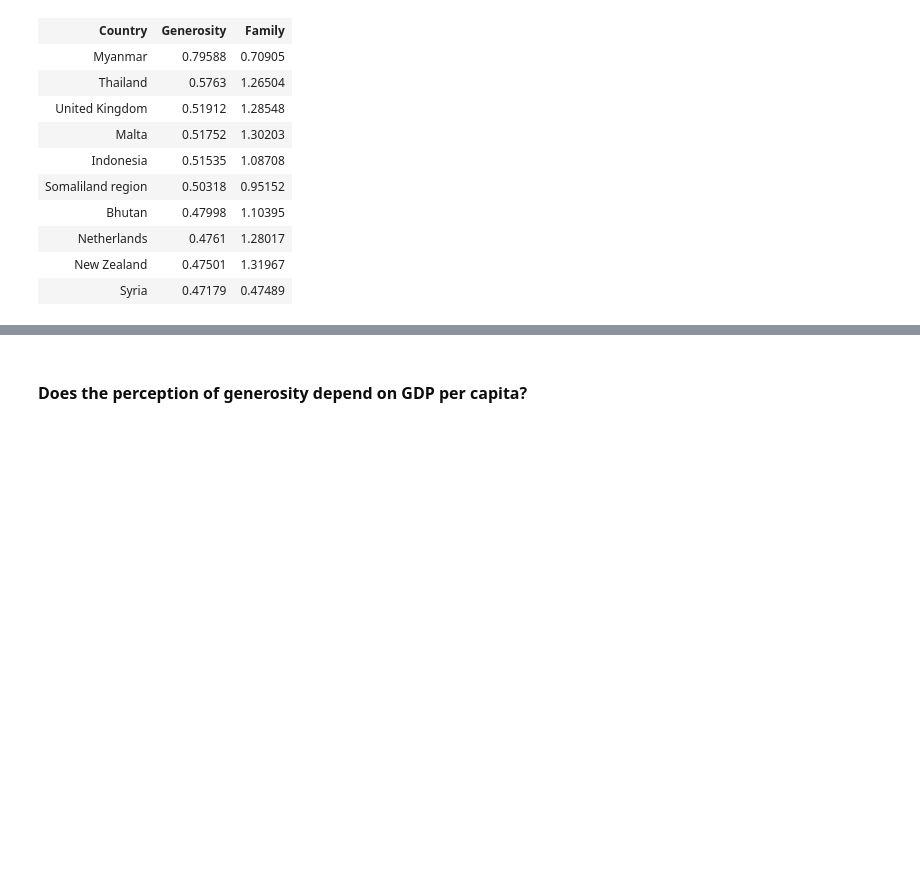
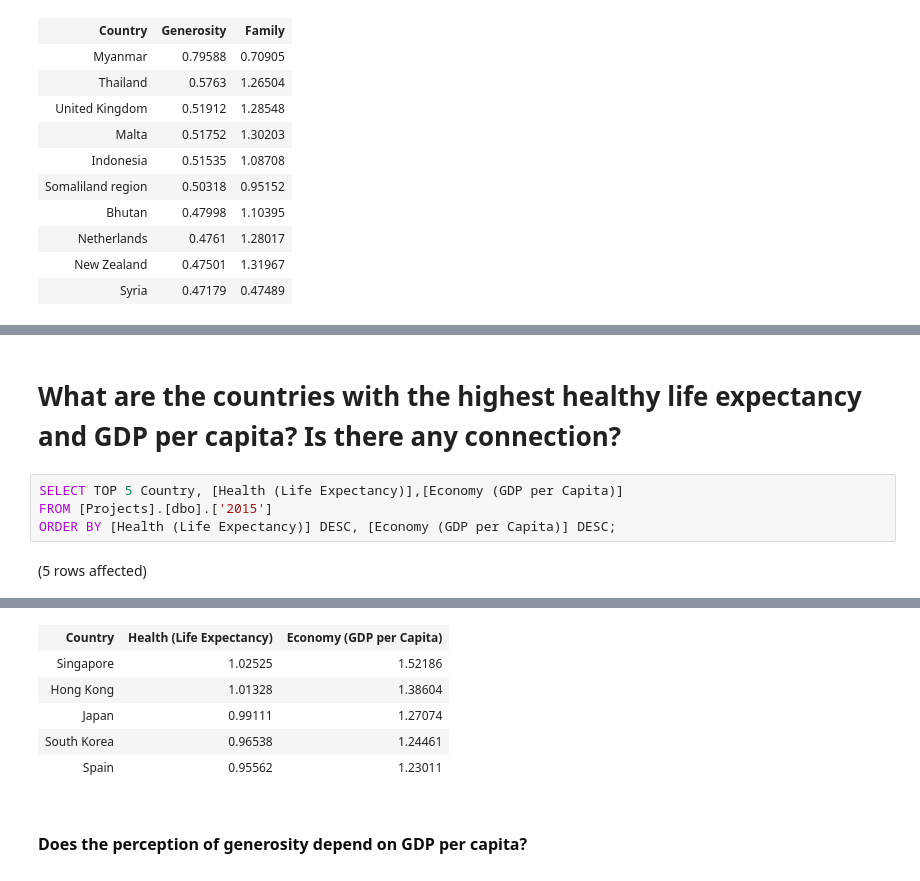
Before and after one commit to mako-commits/World-Happiness-Report, a Jupyter notebook: SQL Notebook.ipynb, the cells around one changed output, grey strips where cells are left out. Cells and saved outputs as stored; diff of their text form; blank space fills up the shorter version.

```diff
--- a/SQL Notebook.ipynb
+++ b/SQL Notebook.ipynb
@@ -196,0 +220,8 @@ Total execution time: 00:00:00.020
+# %% [markdown]
+# <span style="color: var(--vscode-foreground);"><b>What are the countries with the highest healthy life expectancy and GDP per capita? Is there any connection?</b></span>
+# %%
+SELECT TOP 5 Country, [Health (Life Expectancy)],[Economy (GDP per Capita)]
+FROM [Projects].[dbo].['2015']
+ORDER BY [Health (Life Expectancy)] DESC, [Economy (GDP per Capita)] DESC;
+# %% [output]
+(5 rows affected)
@@ -197,3 +229,9 @@ Total execution time: 00:00:00.020
+| Country | Health (Life Expectancy) | Economy (GDP per Capita) |
+| Singapore | 1.02525 | 1.52186 |
+| Hong Kong | 1.01328 | 1.38604 |
+| Japan | 0.99111 | 1.27074 |
+| South Korea | 0.96538 | 1.24461 |
+| Spain | 0.95562 | 1.23011 |
 # %% [markdown]
 ## <span style="color: rgb(13, 13, 13); font-family: Söhne, ui-sans-serif, system-ui, -apple-system, &quot;Segoe UI&quot;, Roboto, Ubuntu, Cantarell, &quot;Noto Sans&quot;, sans-serif, &quot;Helvetica Neue&quot;, Arial, &quot;Apple Color Emoji&quot;, &quot;Segoe UI Emoji&quot;, &quot;Segoe UI Symbol&quot;, &quot;Noto Color Emoji&quot;; font-size: 16px; white-space-collapse: preserve; background-color: rgb(255, 255, 255);"><b>Does the perception of generosity depend on GDP per capita?</b></span>
 # %%
```
Also changed, not shown: parts of 5 cells of this notebook.
